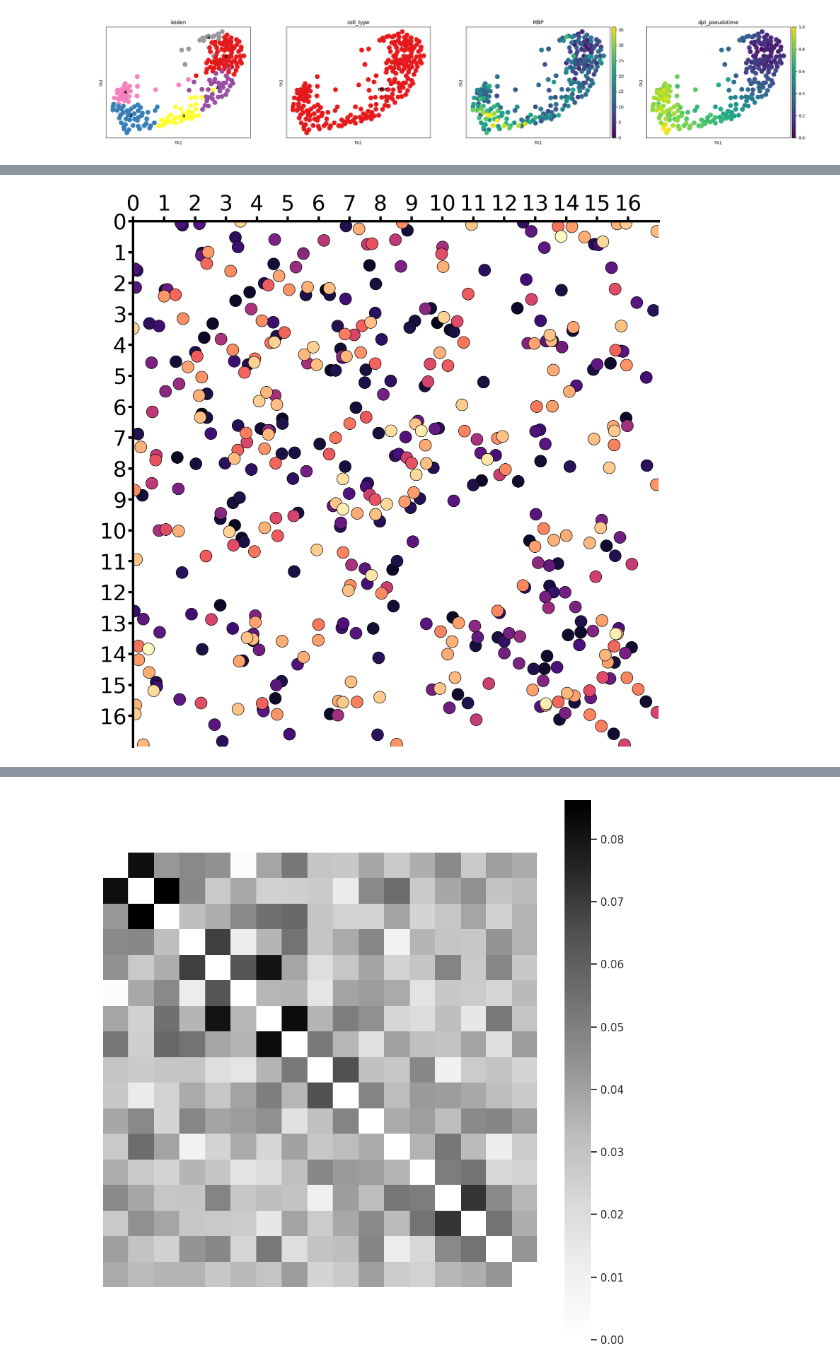
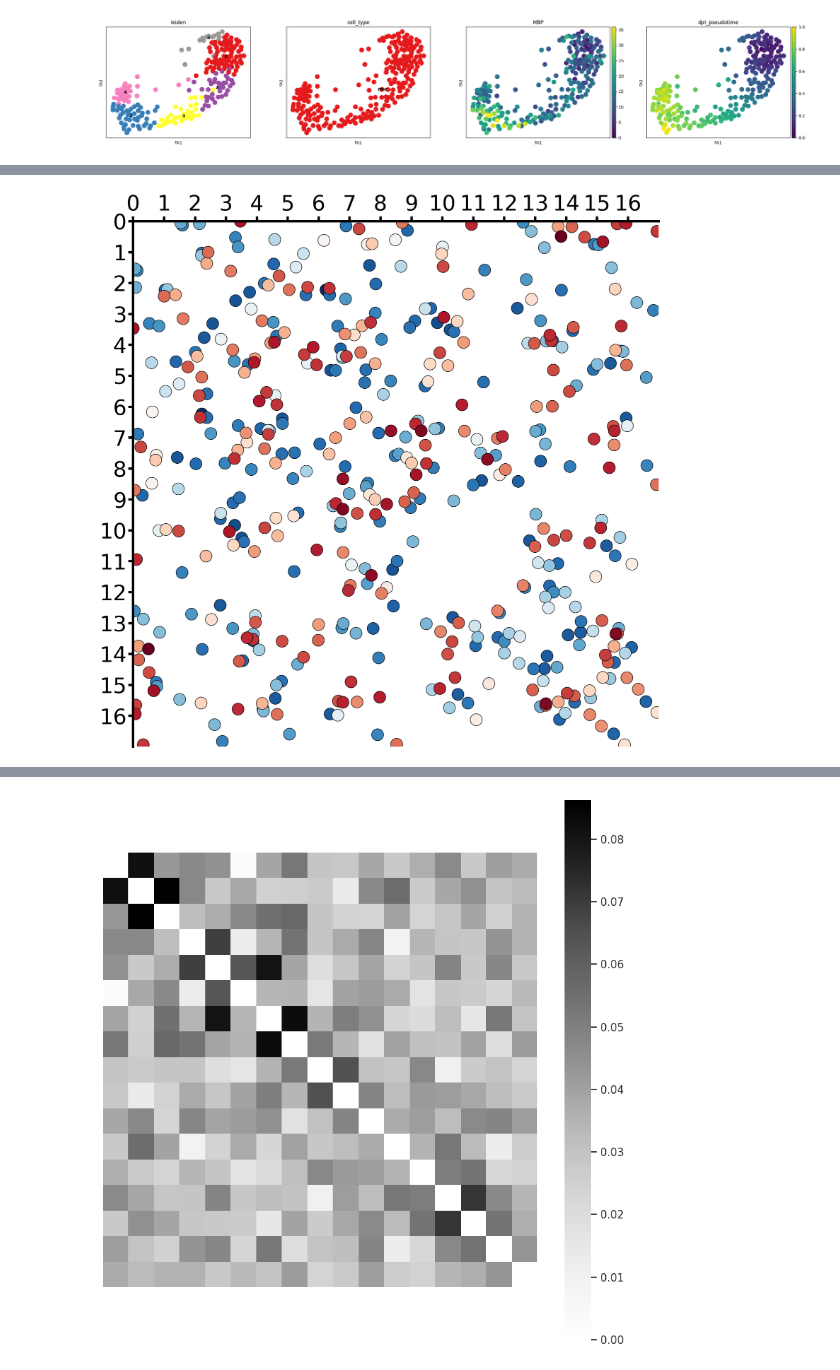
Before and after one commit to 4dglab/SEE, a Jupyter notebook: analyse/velocity/MBP+3D analysis.ipynb, the cells around one changed output, grey strips where cells are left out. Cells and saved outputs as stored; diff of their text form; code cells hidden in the pictures.

```diff
--- a/analyse/velocity/MBP+3D analysis.ipynb
+++ b/analyse/velocity/MBP+3D analysis.ipynb
@@ -173,38 +173,38 @@ for rna_name in rna.obs.sort_values(by='dpt_pseudotime').index:
         _scatter_x.append(_i)
         _scatter_y.append(_j)
 
     _i, _j = _scatter_x.copy(), _scatter_y.copy()
     _scatter_x.extend(_j), _scatter_y.extend(_i)
 
     _scatter_xs.extend(_scatter_x), _scatter_ys.extend(_scatter_y)
     _pseudotimes.extend([_pseudotime]*len(_scatter_x))
     _rna_names.extend([rna_name]*len(_scatter_x))
 
 plt.scatter(_scatter_xs, _scatter_ys, edgecolors='black',
-            s=(figure_size['large']*72./fig.dpi)**2, c=_pseudotimes, cmap='magma')
+            s=(figure_size['large']*72./fig.dpi)**2, c=_pseudotimes, cmap='RdBu_r')
 
 _len = array2mat(scHiC.get(next(iter(scHiC)))).shape[0]
 plt.xticks([i for i in range(_len)])
 plt.yticks([i for i in range(_len)])
 plt.xlim((0, _len))
 plt.ylim((0, _len))
 
 ax.spines['top'].set_color('black')
 ax.spines['bottom'].set_color('none')
 ax.spines['top'].set_linewidth(figure_size['very_small'])
 
 ax.xaxis.set_ticks_position('top')
 ax.invert_yaxis()
 ax.set_aspect('equal', adjustable='box')
 
 plt.tick_params(colors='black', top=True, bottom=False, left=True, labelsize=figure_size['ultra'])
 plt.grid(False)
-# plt.savefig(
-#     '/lmh_data/work/SEE/analyse/figure_file/{} heatmap(ODC).pdf'.format(gene_name),
-#     format='pdf', bbox_inches='tight')
+plt.savefig(
+    '/lmh_data/work/SEE/analyse/figure_file/{} heatmap(ODC).pdf'.format(gene_name),
+    format='pdf', bbox_inches='tight')
 plt.show()
 # %% [output]
-[figure, old version]
+[figure, new version]
 # %%
 _partition = [
     rna.obs[rna.obs.dpt_pseudotime<=0.5],
```
Also changed, not shown: parts of 4 cells of this notebook, 26 other files.
